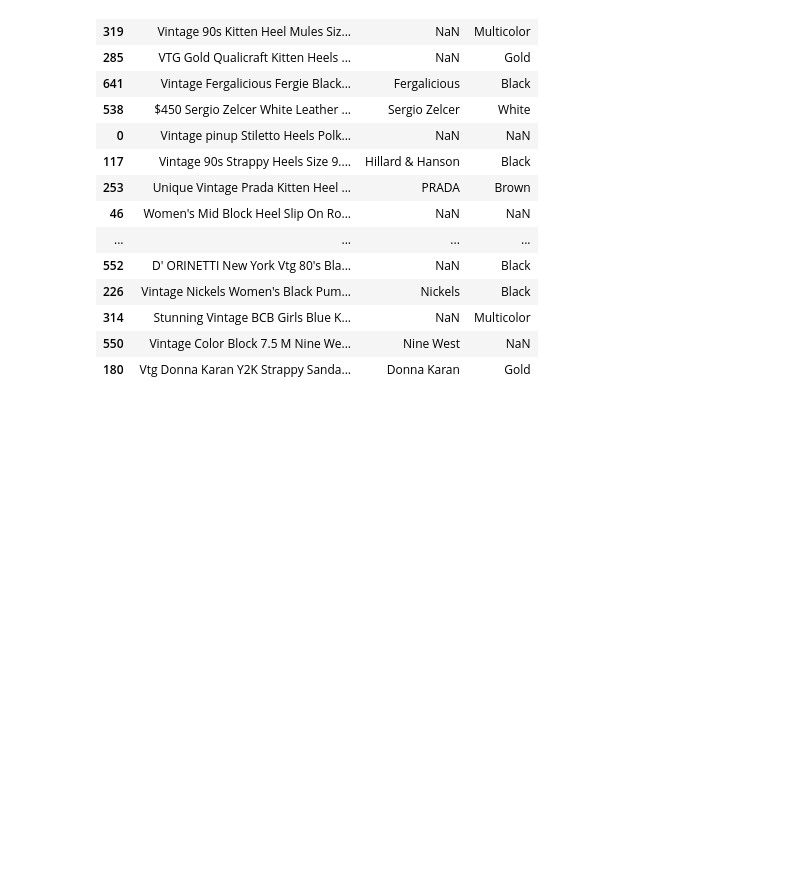
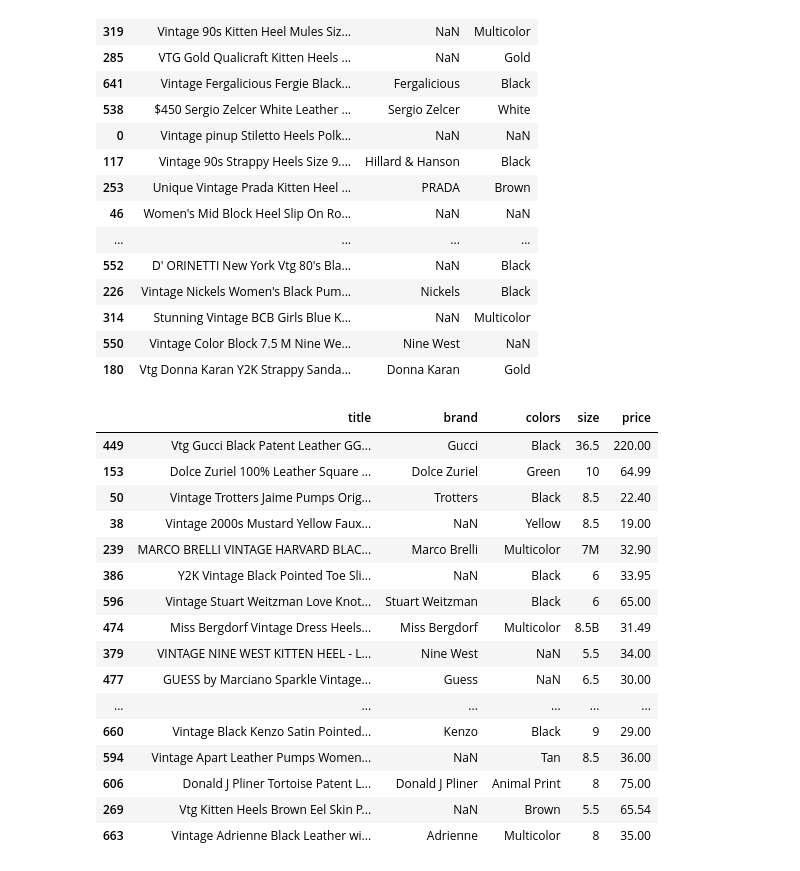
Before and after one commit to maelinfan/vintage-heel-price-predictor, a Jupyter notebook: notebook/01_eda.ipynb, the cells around one changed output. Cells and saved outputs as stored; diff of their text form; code cells hidden in the pictures; blank space fills up the shorter version.

```diff
--- a/notebook/01_eda.ipynb
+++ b/notebook/01_eda.ipynb
@@ -175,7 +195,12 @@ print(match4.group() if match4 else "No match found")
 No match found
 38.5
 # %%
+# Creating a function to extract shoe sizes from titles using the refined regex pattern.
 def extract_size(title: str) -> str | None:
+    """
+    Extract shoe size from a product title and return size.
+    If no size is found, return None.
+    """
     match = re.search(r"\b\d{1,2}(\.\d+)?[A-Z]?\b", title)
     return match.group() if match else None
 
@@ -201,5 +229,9 @@ df[["title", "size"]].sample(15)
 # %%
 def extract_size(title: str) -> str | None:
+    """
+    Extract shoe size from a product title and return size.
+    If no size is found, return None.
+    """
     # Normalize fractions like "6 1/2" into "6.5" before matching
     title = re.sub(r"(\d+)s+1/2", lambda m: str(float(m.group(1)) + 0.5), title)
 
@@ -896,7 +944,12 @@ print(len(brands))
 # %% [output]
 264
 # %%
+# Creating a function to extract brand names from product titles using the list of known brands.
 def extract_brand(title: str) -> str | None:
+    """
+    Extract brand name from a product title and return brand.
+    If no brand is found, return None.
+    """
     for brand in brands:
         if brand.lower() in title.lower():
             return brand
@@ -1211,3 +1264,23 @@ df[["title","brand", "colors"]].sample(20)
 | 314 | Stunning Vintage BCB Girls Blue K... | NaN | Multicolor |
 | 550 | Vintage Color Block 7.5 M Nine We... | Nine West | NaN |
 | 180 | Vtg Donna Karan Y2K Strappy Sanda... | Donna Karan | Gold |
+# %%
+df[["title","brand", "colors", "size", "price"]].sample(20)
+# %% [output]
+|  | title | brand | colors | size | price |
+| 449 | Vtg Gucci Black Patent Leather GG... | Gucci | Black | 36.5 | 220.00 |
+| 153 | Dolce Zuriel 100% Leather Square ... | Dolce Zuriel | Green | 10 | 64.99 |
+| 50 | Vintage Trotters Jaime Pumps Orig... | Trotters | Black | 8.5 | 22.40 |
+| 38 | Vintage 2000s Mustard Yellow Faux... | NaN | Yellow | 8.5 | 19.00 |
+| 239 | MARCO BRELLI VINTAGE HARVARD BLAC... | Marco Brelli | Multicolor | 7M | 32.90 |
+| 386 | Y2K Vintage Black Pointed Toe Sli... | NaN | Black | 6 | 33.95 |
+| 596 | Vintage Stuart Weitzman Love Knot... | Stuart Weitzman | Black | 6 | 65.00 |
+| 474 | Miss Bergdorf Vintage Dress Heels... | Miss Bergdorf | Multicolor | 8.5B | 31.49 |
+| 379 | VINTAGE NINE WEST KITTEN HEEL - L... | Nine West | NaN | 5.5 | 34.00 |
+| 477 | GUESS by Marciano Sparkle Vintage... | Guess | NaN | 6.5 | 30.00 |
+| ... | ... | ... | ... | ... | ... |
+| 660 | Vintage Black Kenzo Satin Pointed... | Kenzo | Black | 9 | 29.00 |
+| 594 | Vintage Apart Leather Pumps Women... | NaN | Tan | 8.5 | 36.00 |
+| 606 | Donald J Pliner Tortoise Patent L... | Donald J Pliner | Animal Print | 8 | 75.00 |
+| 269 | Vtg Kitten Heels Brown Eel Skin P... | NaN | Brown | 5.5 | 65.54 |
+| 663 | Vintage Adrienne Black Leather wi... | Adrienne | Multicolor | 8 | 35.00 |
```
Also changed, not shown: parts of 23 cells of this notebook.
